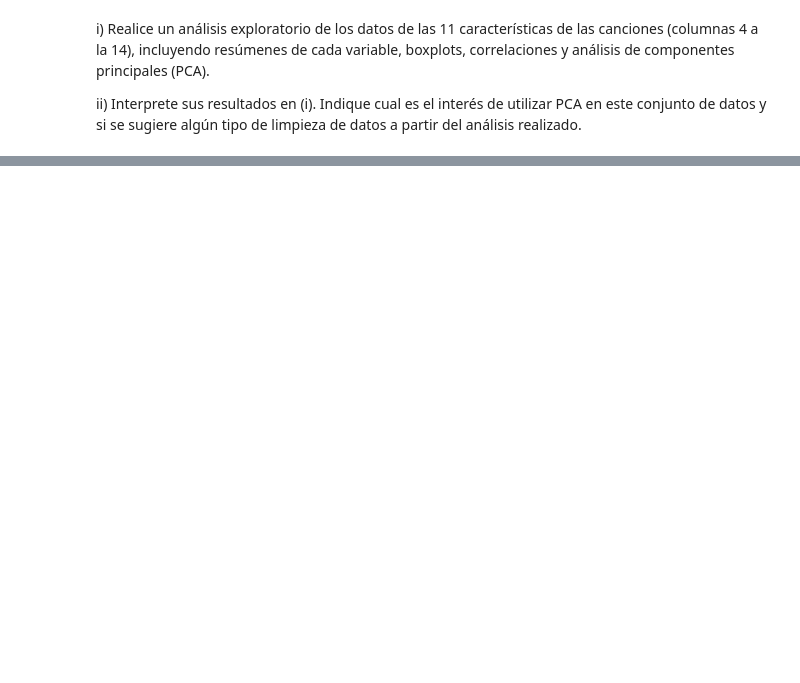
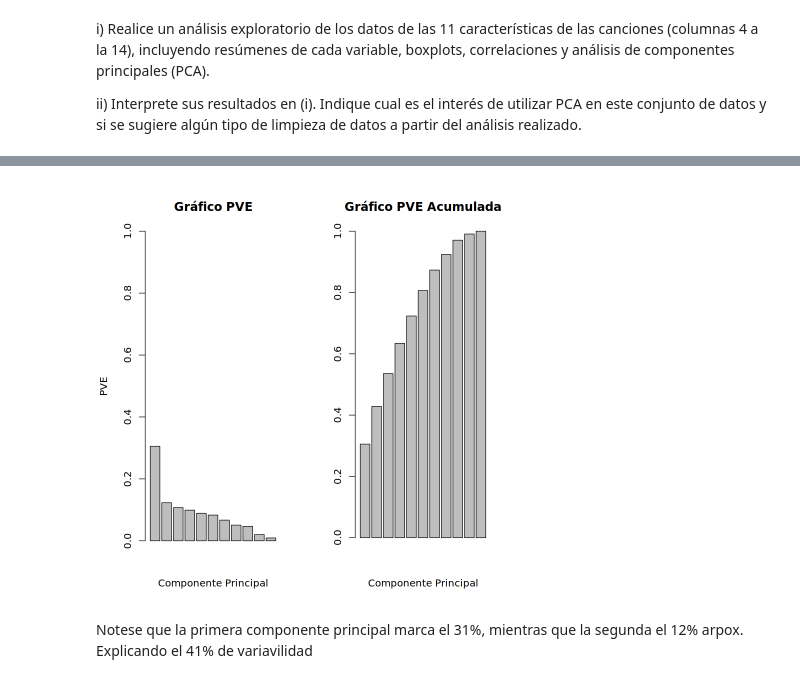
Before and after one commit to carlitak9/INFO257Modulo2, a Jupyter notebook: PCA/PCA/PCA.ipynb, the cells around one changed output, grey strips where cells are left out. Cells and saved outputs as stored; diff of their text form; code cells hidden in the pictures; blank space fills up the shorter version.

```diff
--- a/PCA/PCA/PCA.ipynb
+++ b/PCA/PCA/PCA.ipynb
@@ -502,0 +691,9 @@ ii) Interprete sus resultados en (i). Indique cual es el interés de utilizar PC
+# %%
+# GráficoPVE
+par(mfrow=c(1,2))
+PVEplot <- barplot(PVE,xlab="Componente Principal", ylab="PVE", main= "Gráfico PVE", ylim=c(0, 1))
+cumPVE <- barplot(cumsum(PVE),xlab="Componente Principal", ylab="", main= "Gráfico PVE Acumulada")
+# %% [output]
+[figure, added]
+# %% [markdown]
+Notese que la primera componente principal marca el 31%, mientras que la segunda el 12% arpox. Explicando el 41% de variavilidad
```
Also changed, not shown: parts of 20 cells of this notebook.
